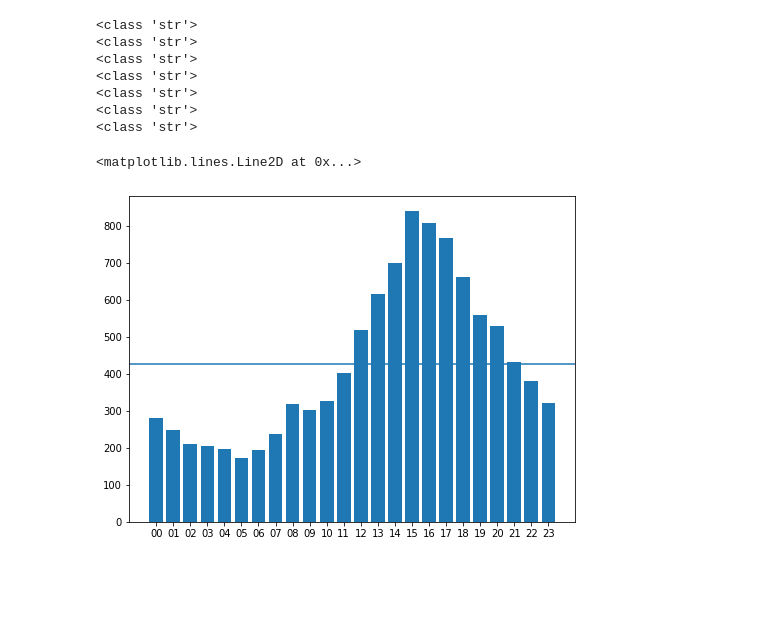
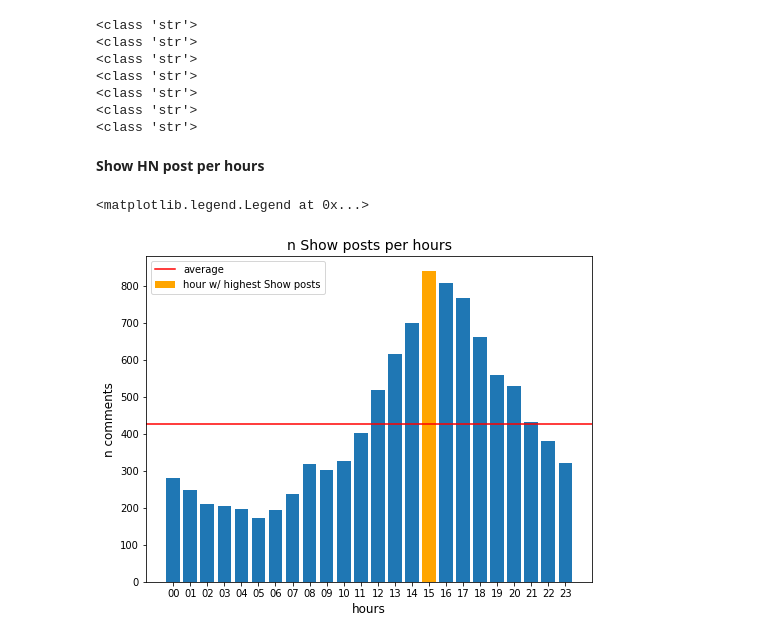
Before and after one commit to tfreyd/Reddit_post, a Jupyter notebook: Project2_hackerNewsPosts.ipynb, the cells around one changed output. Drawn from its saved outputs; the diff is of its cells as text; code cells hidden in the pictures; blank space fills up the shorter version.

```diff
--- a/Project2_hackerNewsPosts.ipynb
+++ b/Project2_hackerNewsPosts.ipynb
@@ -333,5 +323,7 @@ for row in show_posts:
     row[4]=int(row[4])
     #time
     row[-1]=dt.datetime.strptime(row[-1],'%m/%d/%Y %H:%M')
+# %% [markdown]
+**Show HN post per hours**
 # %%
 #number of show HN posts by hours
@@ -349,7 +343,20 @@ for key in sorted(show_post_fr.keys()):
 # %%
+#plot
 fig5=plt.figure(figsize=(8,6))
+
 plt.bar(sorted_show_post_fr.keys(),sorted_show_post_fr.values())
-plt.axhline(np.mean(list(sorted_show_post_fr.values())))
+plt.bar(15, sorted_show_post_fr['15'],
+       color='orange',
+       label='hour w/ highest Show posts')
+
+plt.axhline(np.mean(list(sorted_show_post_fr.values())),
+           color='red',
+           label='average')
+plt.xlabel('hours',size=12)
+plt.ylabel('n comments',size=12)
+plt.title('n Show posts per hours',size=14)
+
+plt.legend()
 # %% [output]
-<matplotlib.lines.Line2D at 0x...>
+<matplotlib.legend.Legend at 0x...>
-[figure, old version]
+[figure, new version]
```
Also changed, not shown: parts of 48 cells of this notebook, 2 other files.
